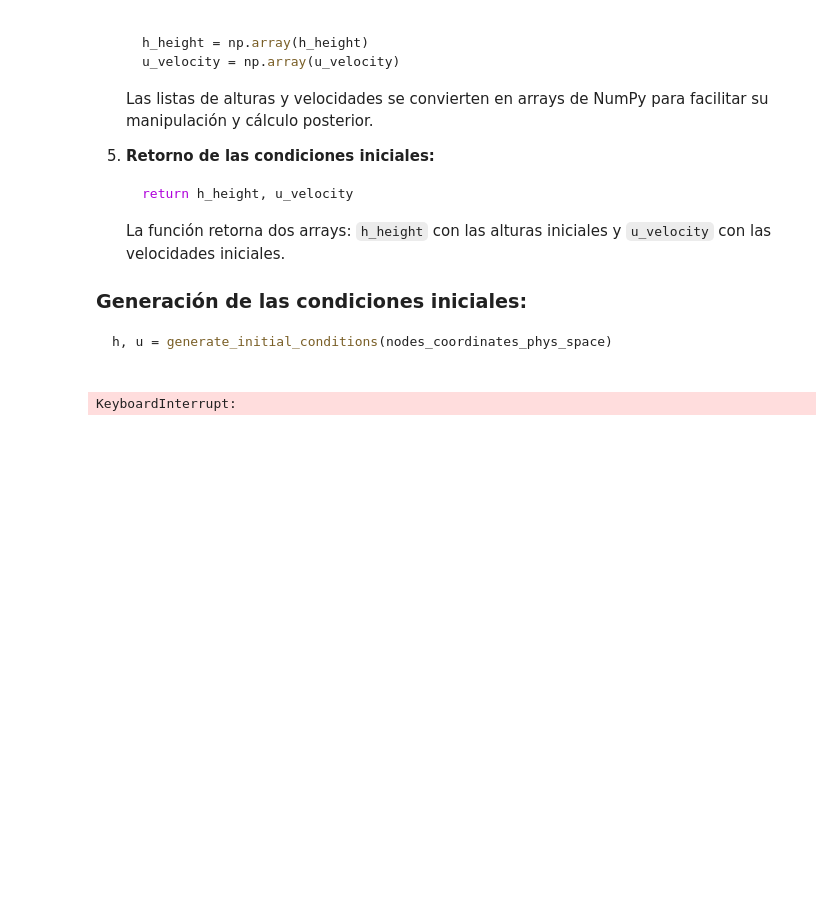
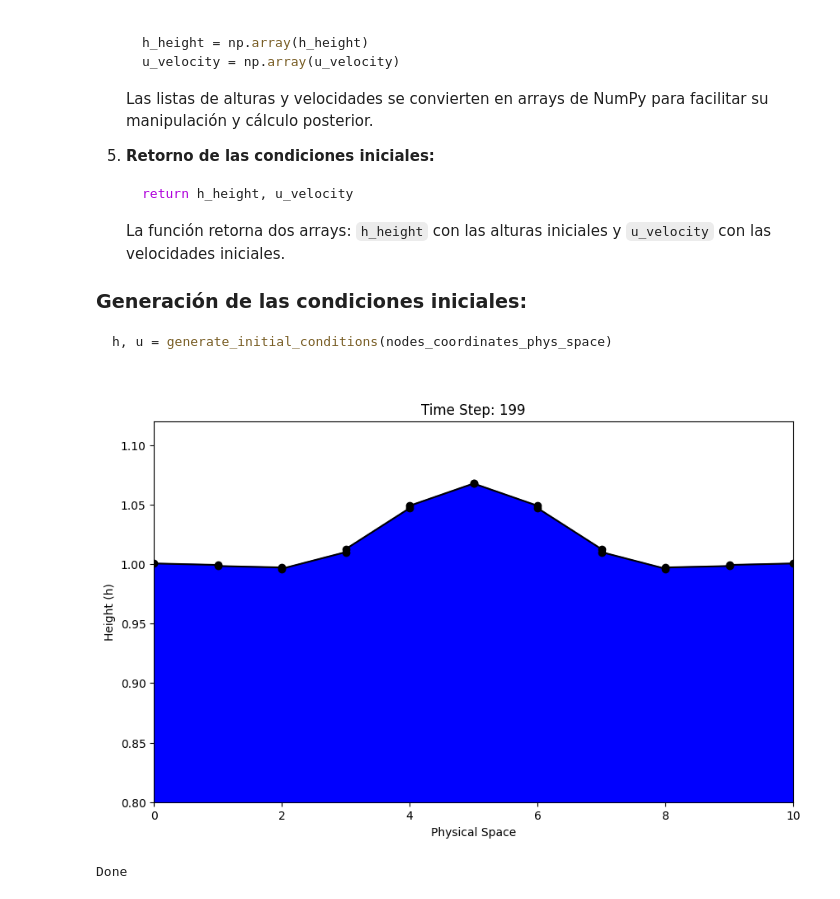
Before and after one commit to erickurquilla1999/1D-Shallow-Water-Equation, a Jupyter notebook: main.ipynb, the cells around one changed output. Saved outputs shown, nothing was run; the diff lists cells and outputs as text; code cells hidden in the pictures; blank space fills up the shorter version.

```diff
--- a/main.ipynb
+++ b/main.ipynb
@@ -213,37 +246,38 @@ for number_of_t_step in np.arange(n_steps):
     for i in range(N_elements):
         plt.plot(nodes_coordinates_phys_space[i], h[i], color='black', linestyle='-', marker='o')
         plt.fill_between(nodes_coordinates_phys_space[i], h[i], 0, color='blue')
-    plt.ylim(0.9, 1.12)
+    plt.ylim(0.8, 1.12)
     plt.xlim(0.0, 10.0)
     # plt.gca().set_aspect('equal', adjustable='box')
     plt.xlabel('Physical Space')
     plt.ylabel('Height (h)')
     plt.title(f'Time Step: {number_of_t_step}')
     # plt.legend()
     # plt.grid(True)
     plt.show()
     time.sleep(0)  # Pause for a second to see the change
 
     # saving the data
     # if (number_of_t_step+1) % plot_every_steps == 0 or number_of_t_step == 0:
 
         # print(f'Number of time step : {number_of_t_step+1} / {n_steps}')
 
 
     # If true using euler method
     if evolution_method==0:
         h, u = integrator.euler_method( h, u, time_step, element_number, basis_values_at_gauss_quad, basis_values_x_derivative_at_gauss_quad, gauss_weights, element_lengths, basis_values_at_nodes, mass_matrix_inverse)
 
     # If true using RK4 method
     if evolution_method==1:
         h, u = integrator.rk4_method( h, u, time_step, element_number, basis_values_at_gauss_quad, basis_values_x_derivative_at_gauss_quad, gauss_weights, element_lengths, basis_values_at_nodes, mass_matrix_inverse)
 
     # compute entropy : integral 0.5 * ( g * h**2 + h * u ) dx
     # entropy = evolve.compute_entropy(element_lengths, gauss_weights, basis_values_at_gauss_quad, h, u)
 
     # writing data
     # integrator.write_data_file(nodes_coordinates_phys_space,entropy,h,u,False,number_of_t_step+1, t_limit, n_steps)
 
 print(f'Done')
 # %% [output]
+[figure, added]
-KeyboardInterrupt:
+Done
```
Also changed, not shown: parts of 4 cells of this notebook.
